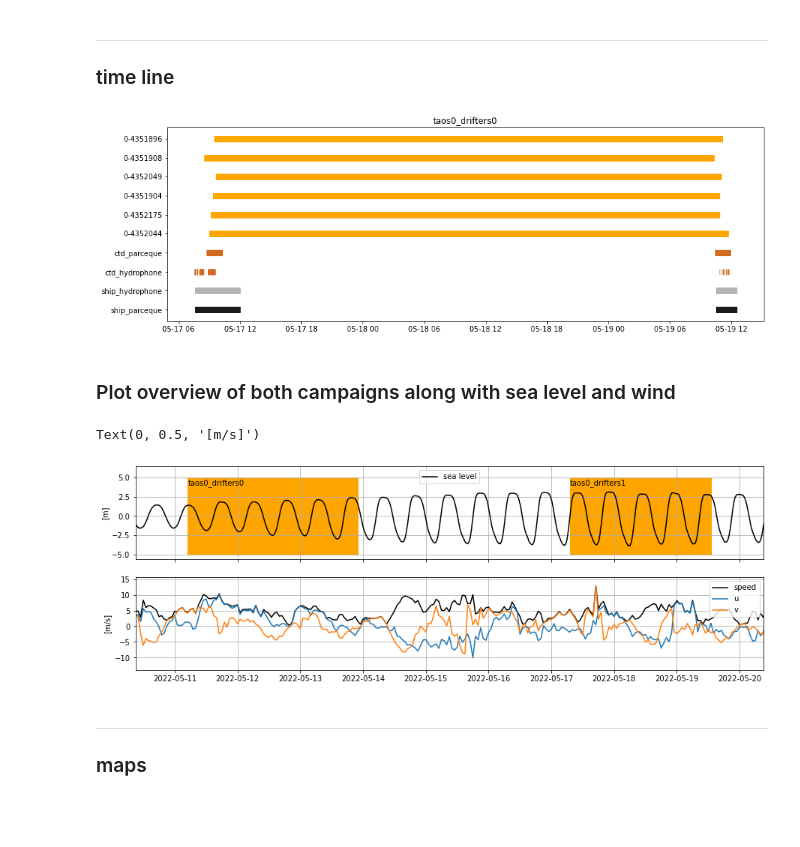
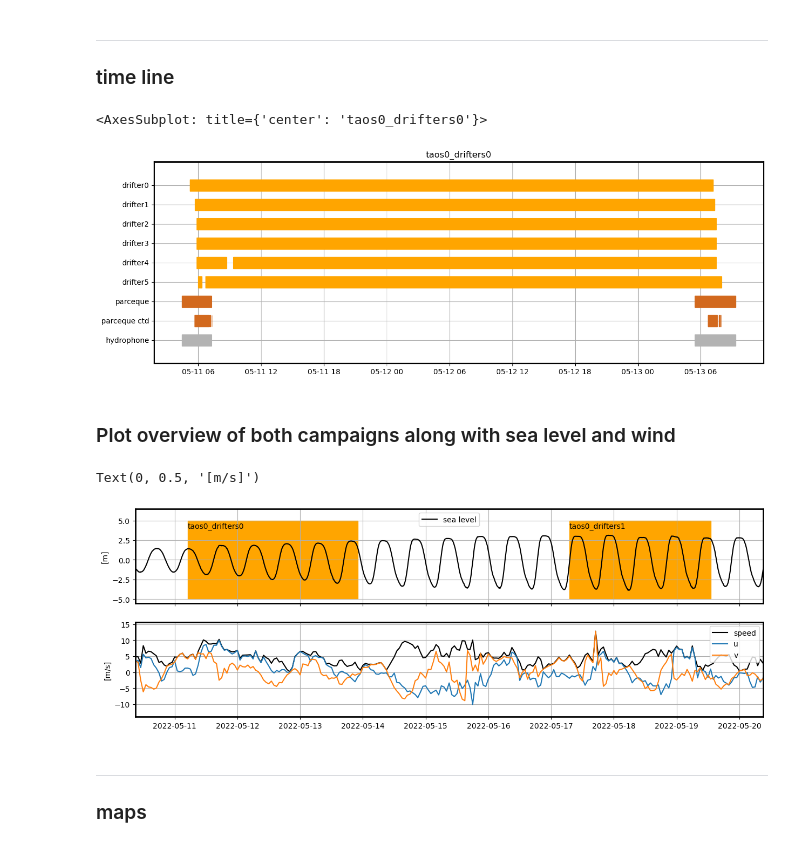
Before and after one commit to apatlpo/taos, a Jupyter notebook: campaign/taos0/overview.ipynb, the cells around one changed output. Cells and saved outputs as stored; diff of their text form; code cells hidden in the pictures; blank space fills up the shorter version.

```diff
--- a/campaign/taos0/overview.ipynb
+++ b/campaign/taos0/overview.ipynb
@@ -24,5 +24,9 @@ yaml = f"drifters0/{campaign}.yaml"
 campaign="taos0_drifters1"
 yaml = f"drifters1/{campaign}.yaml"
 
-cp = pin.campaign(os.path.join(root_dir,yaml))
+cp = pin.Campaign(os.path.join(root_dir,yaml))
+
+# plot all deployments
+for label, deployment, platform, sensor, meta in cp.get_all_deployments():
+    print(label, platform, sensor, deployment)
 # %% [output]
@@ -62,9 +73,10 @@ dr.head()
 ---
 ### time line
 # %%
-cp.timeline(legend=None)
+cp.timeline()
 # %% [output]
+<AxesSubplot: title={'center': 'taos0_drifters0'}>
-[figure, old version]
+[figure, new version]
 # %% [markdown]
 ### Plot overview of both campaigns along with sea level and wind
 # %%
@@ -134,7 +146,7 @@ _set_axis(ax)
 ax.set_ylabel("[m/s]")
 # %% [output]
 Text(0, 0.5, '[m/s]')
-[figure, old version]
+[figure, new version]
 # %% [markdown]
 ---
 
```
Also changed, not shown: parts of 10 cells of this notebook, 17 other files.
